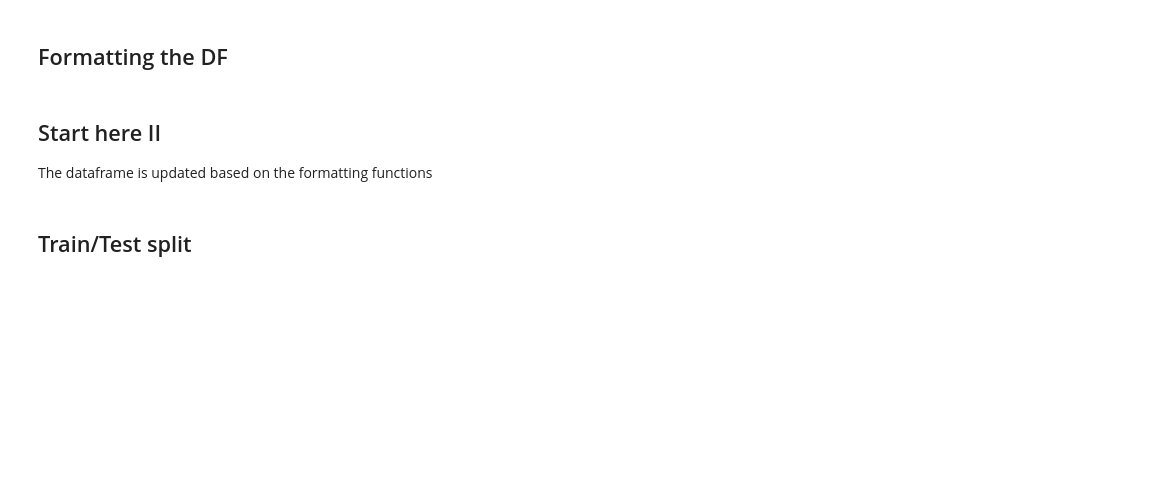
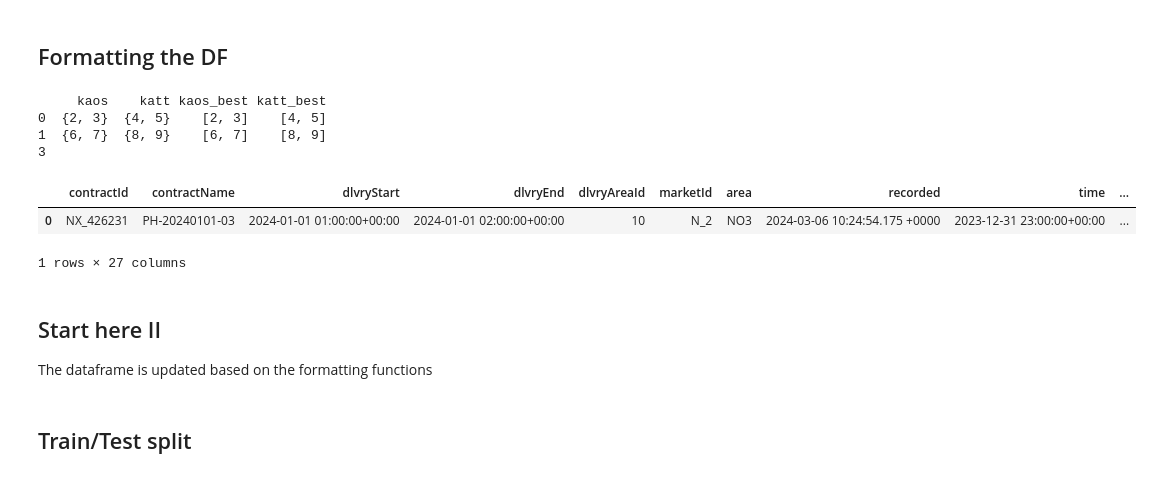
Before and after one commit to axelandreassen/Forecasting-ID-prices, a Jupyter notebook: DataPrep.ipynb, the cells around one changed output. Drawn from its saved outputs; the diff is of its cells as text; code cells hidden in the pictures; blank space fills up the shorter version.

```diff
--- a/DataPrep.ipynb
+++ b/DataPrep.ipynb
@@ -183,6 +183,13 @@ def dropColumns(df):
     df = df.drop(columns=['contractId', 'contractName', 'dlvryEnd', 'dlvryAreaId', 'marketId', 'area', 'recorded', 'Delivery Start (UTC)', 'Delivery End (UTC)', 'orderId_bid', 'orderId_ask'])
     return df
 
+def stringToList(df):
+    columns = ['orderPrice_bid', 'orderQty_bid', 'orderPrice_ask', 'orderQty_ask']
+    for col in columns:
+        df[col] = df[col].str.strip('{}')
+        df[col] = df[col].str.split(',')
+    return df
+
 # Extract first element in a string. To be used in retrieveBestOffers function
 def extractFirstElement(text):
     match = re.search(r'{(\d+)', str(text))
@@ -192,7 +199,7 @@ def extractFirstElement(text):
 def retrieveBestOffers(df):
     columns = ['orderPrice_bid', 'orderQty_bid', 'orderPrice_ask', 'orderQty_ask']
     for col in columns:
-        df[col] = df[col].apply(lambda x: extractFirstElement(x))
+        df[col + '_best'] = df[col].apply(lambda x: extractFirstElement(x))
     return df
 
 # Get ID prices at the same magnitude as DA prices
@@ -266,15 +273,44 @@ def findFutureBestOffers(df):
     '''
 
     return df
+# %%
+import pandas as pd
+
+cols = {'kaos': ['{2, 3}', '{6, 7}'], 'katt': ['{4, 5}', '{8, 9}']}
+df = pd.DataFrame(cols)
+
+for col in cols:
+    # Strip curly braces
+    df[col + '_best'] = df[col].str.strip('{}')
+    # Split by comma
+    df[col + '_best'] = df[col + '_best'].str.split(',')
+    # Convert strings to integers
+    df[col + '_best'] = df[col + '_best'].apply(lambda x: [int(i.strip()) for i in x])
+
+print(df)
+
+print(df['kaos_best'][0][1])
+# %% [output]
+     kaos    katt kaos_best katt_best
+0  {2, 3}  {4, 5}    [2, 3]    [4, 5]
+1  {6, 7}  {8, 9}    [6, 7]    [8, 9]
+3
 # %%
-df = createNewColumns(df)
+#df = createNewColumns(df)
 #df = setIndex(df) # Maybe not needed
-df = sortByDlvryStart(df)
-df = dropColumns(df)
+#df = sortByDlvryStart(df)
+#df = stringToList(df)
+#df = dropColumns(df)
 df = retrieveBestOffers(df)
-df = fixPriceVolumeMagnitude(df)
-df = changeName(df)
-df = findFutureBestOffers(df)
+#df = fixPriceVolumeMagnitude(df)
+#df = changeName(df)
+#df = findFutureBestOffers(df)
+# %%
+df.head(1)
+# %% [output]
+|  | contractId | contractName | dlvryStart | dlvryEnd | dlvryAreaId | marketId | area | recorded | time | ... |
+| 0 | NX_426231 | PH-20240101-03 | 2024-01-01 01:00:00+00:00 | 2024-01-01 02:00:00+00:00 | 10 | N_2 | NO3 | 2024-03-06 10:24:54.175 +0000 | 2023-12-31 23:00:00+00:00 | ... |
+1 rows × 27 columns
 # %%
 df.to_parquet('Data/formatted_orderbook.parquet')
 # %% [markdown]
```
Also changed, not shown: parts of 2 cells of this notebook.
